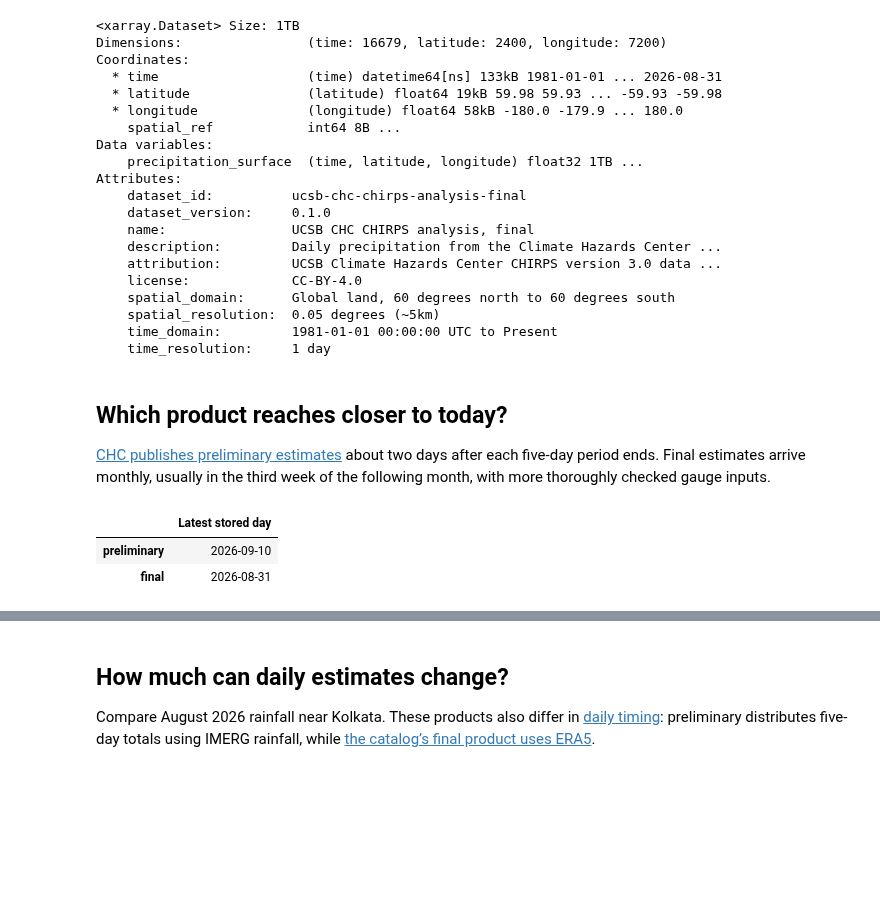
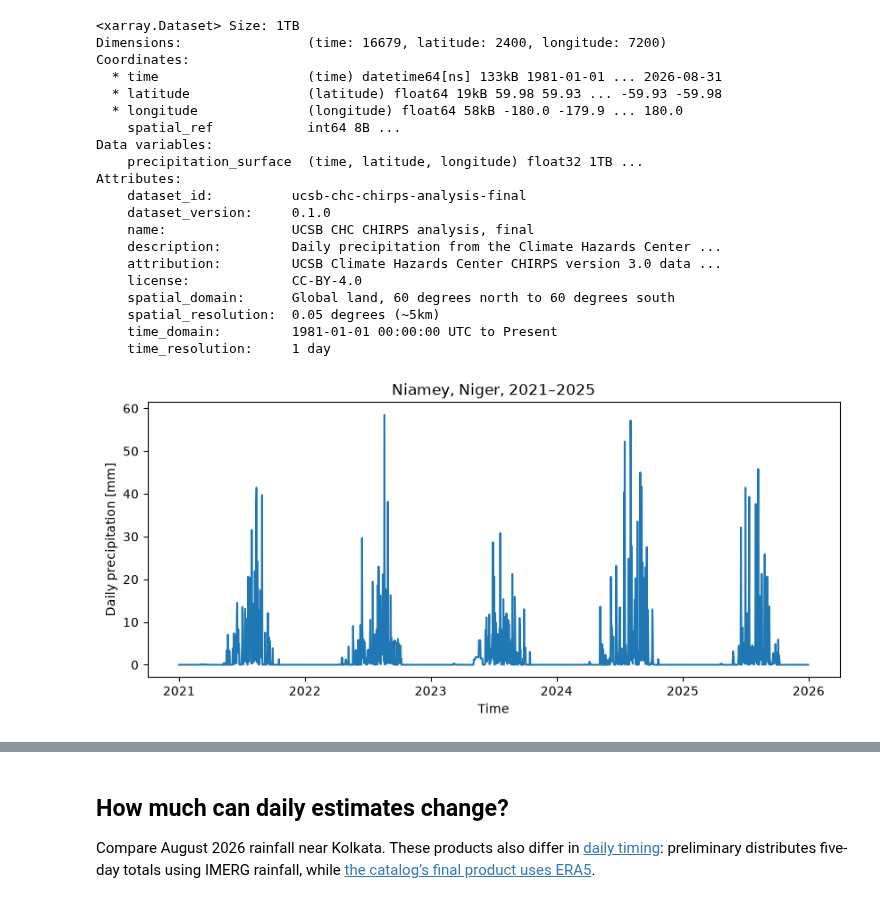
Before and after one commit to dynamical-org/notebooks, a Jupyter notebook: ucsb-chc-chirps-analysis.ipynb, the cells around one changed output, grey strips where cells are left out. Saved outputs shown, nothing was run; the diff lists cells and outputs as text; code cells hidden in the pictures; blank space fills up the shorter version.

Commit message:
Add CHIRPS historical rainfall and annual Africa examples

```diff
--- a/ucsb-chc-chirps-analysis.ipynb
+++ b/ucsb-chc-chirps-analysis.ipynb
@@ -39,18 +39,17 @@ Attributes:
     spatial_resolution:  0.05 degrees (~5km)
     time_domain:         1981-01-01 00:00:00 UTC to Present
     time_resolution:     1 day
-# %% [markdown]
-## Which product reaches closer to today?
-
-[CHC publishes preliminary estimates](https://www.chc.ucsb.edu/data/chirps3) about two days after each five-day period ends. Final estimates arrive monthly, usually in the third week of the following month, with more thoroughly checked gauge inputs.
-# %%
-import pandas as pd
-
-pd.Series(
-    {"preliminary": preliminary.time.values[-1], "final": final.time.values[-1]},
-    name="Latest stored day",
-).to_frame()
-# %% [output]
-|  | Latest stored day |
-| preliminary | 2026-09-10 |
-| final | 2026-08-31 |
+# %%
+import matplotlib.pyplot as plt
+
+history = (
+    final["precipitation_surface"]
+    .sel(latitude=13.51, longitude=2.13, method="nearest")
+    .sel(time=slice("2021-01-01", "2025-12-31"))
+    .load() * 86400
+)
+history.attrs = {"long_name": "Daily precipitation", "units": "mm"}
+history.plot(size=4, aspect=2.5)
+plt.title("Niamey, Niger, 2021–2025");
+# %% [output]
+[figure, added]
```
Also changed, not shown: parts of 6 cells of this notebook, 2 other files.
